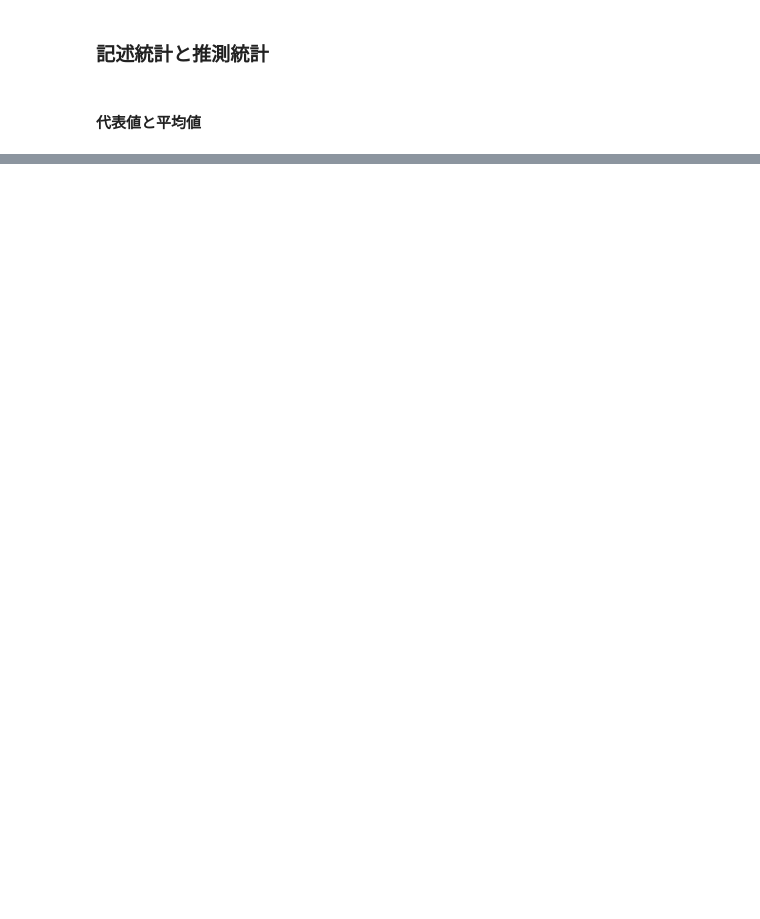
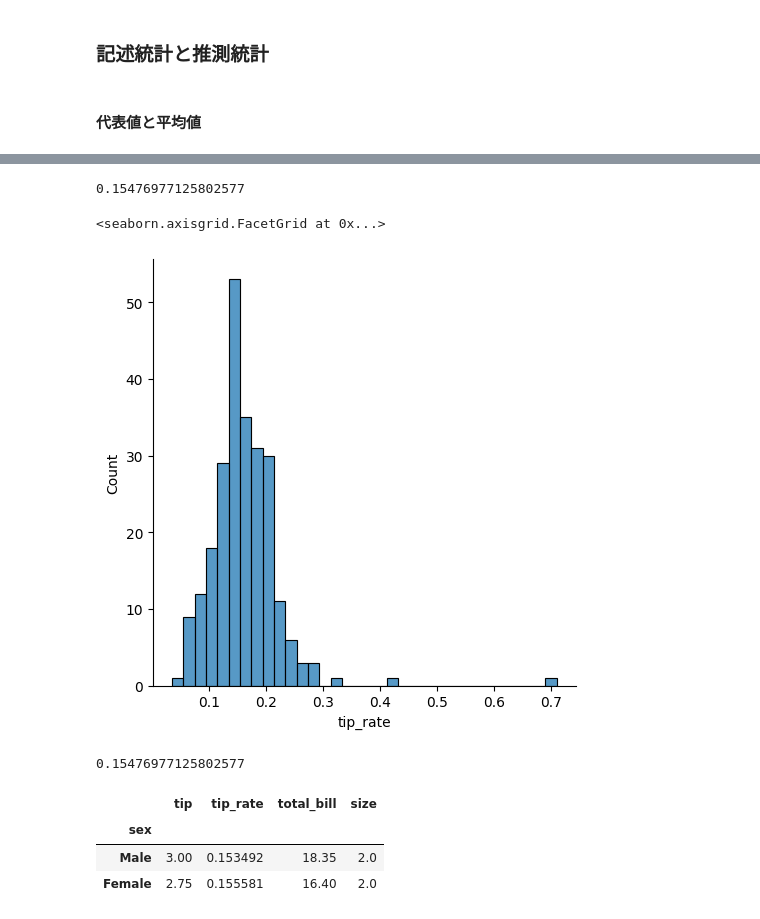
Before and after one commit to git-take777/Python_statistics-JupyterLab, a Jupyter notebook: distribution.ipynb, the cells around one changed output, grey strips where cells are left out. Cells and saved outputs as stored; diff of their text form; code cells hidden in the pictures; blank space fills up the shorter version.

```diff
--- a/distribution.ipynb
+++ b/distribution.ipynb
@@ -39,0 +104,4 @@ sns.catplot(x='time', data=df, kind='count')
+# %%
+np.median(df['tip_rate'])
+# %% [output]
+0.15476977125802577
@@ -39,0 +110,16 @@ sns.catplot(x='time', data=df, kind='count')
+# %%
+sns.displot(df['tip_rate'])
+# %% [output]
+<seaborn.axisgrid.FacetGrid at 0x...>
+[figure, added]
+# %%
+df['tip_rate'].median()
+# %% [output]
+0.15476977125802577
+# %%
+df.groupby('sex', observed=True)[['tip', 'tip_rate', 'total_bill', 'size']].median()
+# %% [output]
+|  | tip | tip_rate | total_bill | size |
+| sex |  |  |  |  |
+| Male | 3.00 | 0.153492 | 18.35 | 2.0 |
+| Female | 2.75 | 0.155581 | 16.40 | 2.0 |
```
Also changed, not shown: parts of 25 cells of this notebook.
